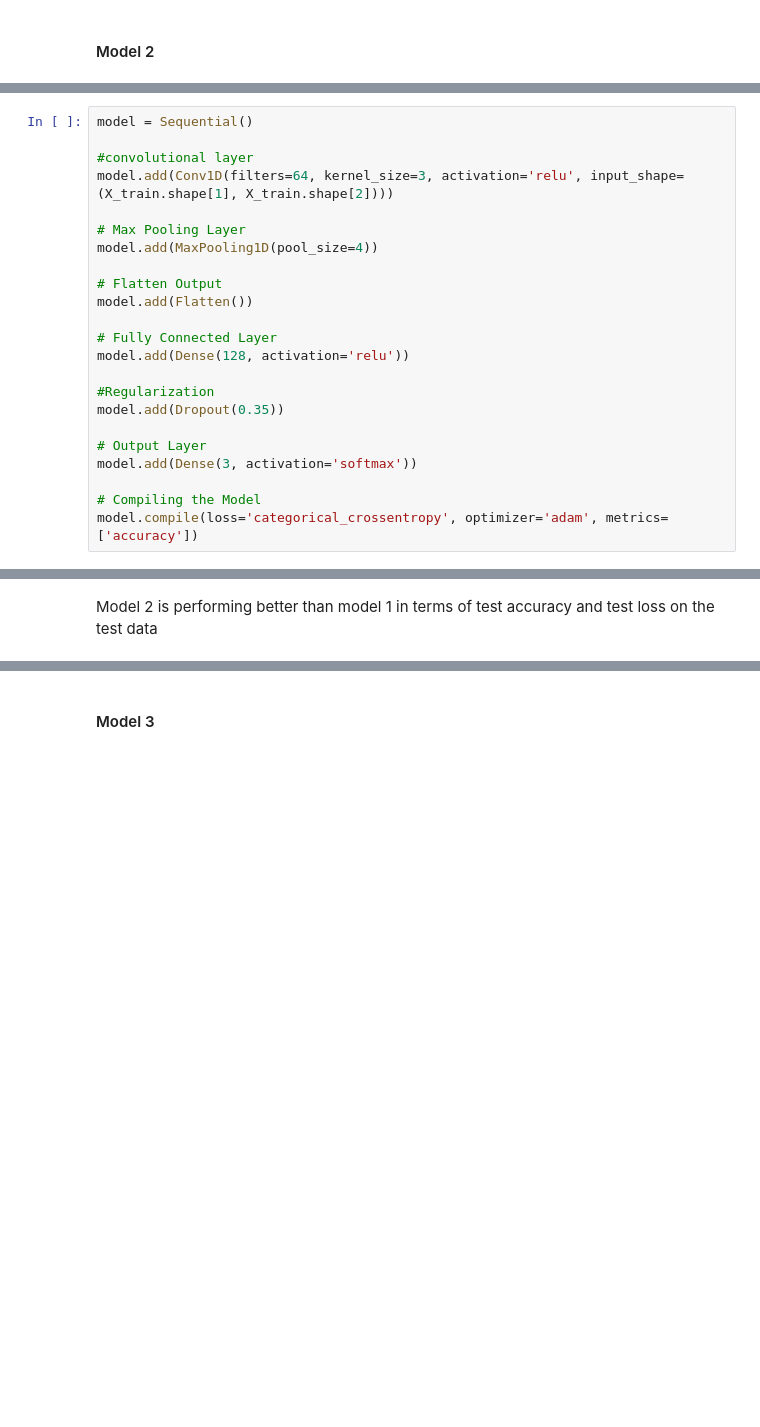
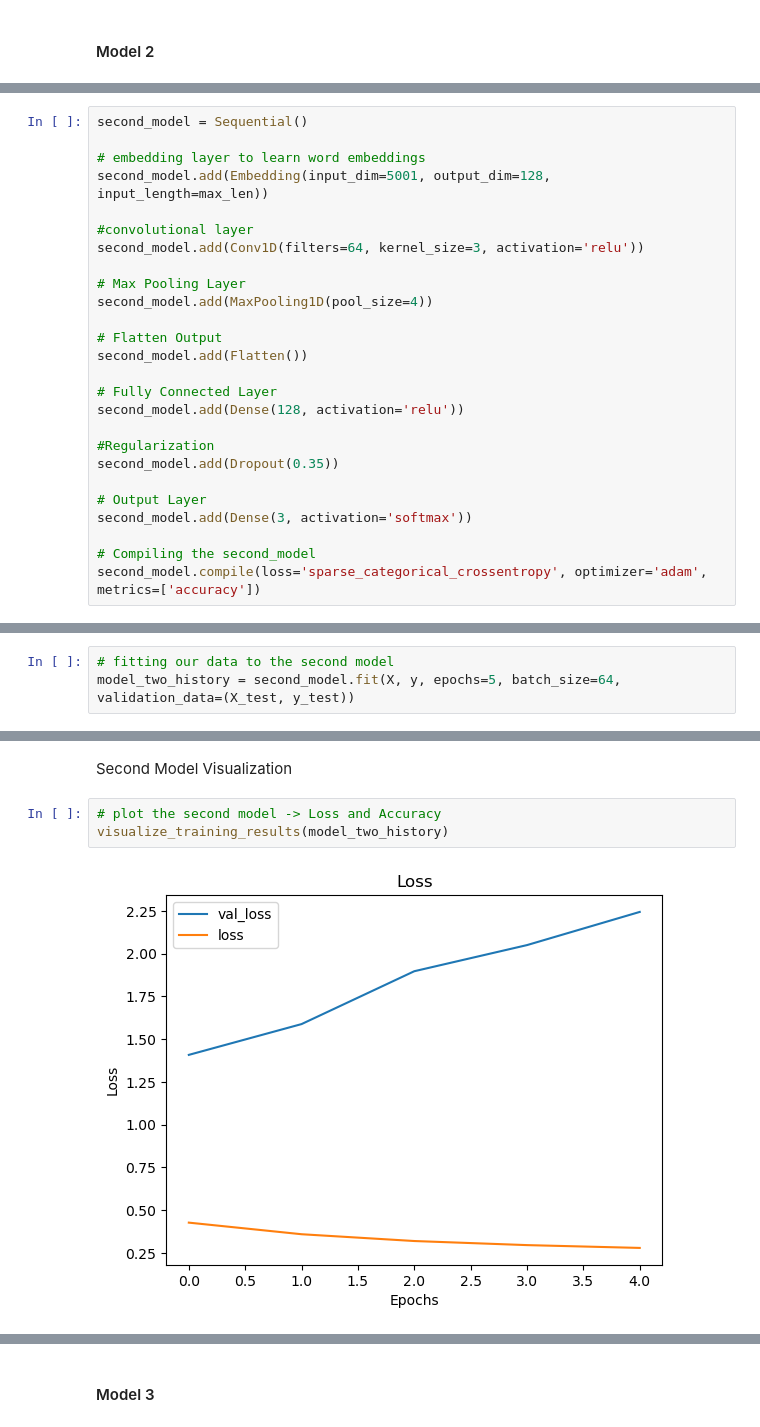
Before and after one commit to akeyo03/group-8-project, a Jupyter notebook: project.ipynb, the cells around one changed output, grey strips where cells are left out. Cells and saved outputs as stored; diff of their text form; blank space fills up the shorter version.

```diff
--- a/project.ipynb
+++ b/project.ipynb
@@ -501,23 +549,26 @@ X_test_reshaped = X_test.reshape((X_test.shape[0], X_test.shape[1], 1))
 # %%
-model = Sequential()
+second_model = Sequential()
+
+# embedding layer to learn word embeddings
+second_model.add(Embedding(input_dim=5001, output_dim=128, input_length=max_len))
 
 #convolutional layer
-model.add(Conv1D(filters=64, kernel_size=3, activation='relu', input_shape=(X_train.shape[1], X_train.shape[2])))
+second_model.add(Conv1D(filters=64, kernel_size=3, activation='relu'))
 
 # Max Pooling Layer
-model.add(MaxPooling1D(pool_size=4))
+second_model.add(MaxPooling1D(pool_size=4))
 
 # Flatten Output
-model.add(Flatten())
+second_model.add(Flatten())
 
 # Fully Connected Layer
-model.add(Dense(128, activation='relu'))
+second_model.add(Dense(128, activation='relu'))
 
 #Regularization
-model.add(Dropout(0.35))
+second_model.add(Dropout(0.35))
 
 # Output Layer
-model.add(Dense(3, activation='softmax'))
+second_model.add(Dense(3, activation='softmax'))
 
-# Compiling the Model
-model.compile(loss='categorical_crossentropy', optimizer='adam', metrics=['accuracy'])
+# Compiling the second_model
+second_model.compile(loss='sparse_categorical_crossentropy', optimizer='adam', metrics=['accuracy'])
@@ -552,0 +595,3 @@ Decreasing Training Accuracy: Following a high, the training accuracy is now dec
+# %%
+# fitting our data to the second model
+model_two_history = second_model.fit(X, y, epochs=5, batch_size=64, validation_data=(X_test, y_test))
@@ -562,2 +619,7 @@ Test Accuracy: 40.46%
-# %% [markdown]
-Model 2 is performing better than model 1 in terms of test accuracy and test loss on the test data
+# %% [markdown]
+Second Model Visualization
+# %%
+# plot the second model -> Loss and Accuracy
+visualize_training_results(model_two_history)
+# %% [output]
+[figure, added]
```
Also changed, not shown: parts of 80 cells of this notebook.
